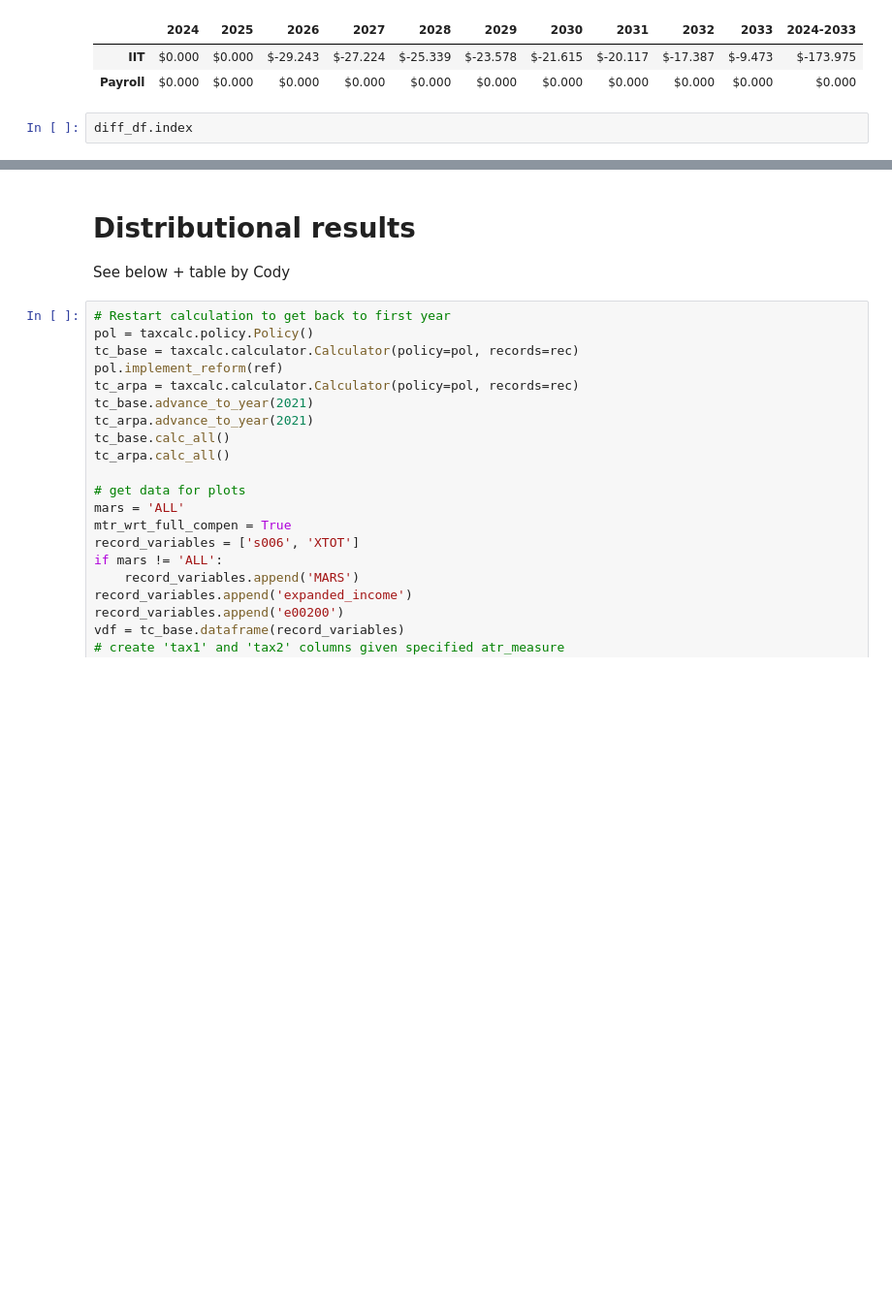
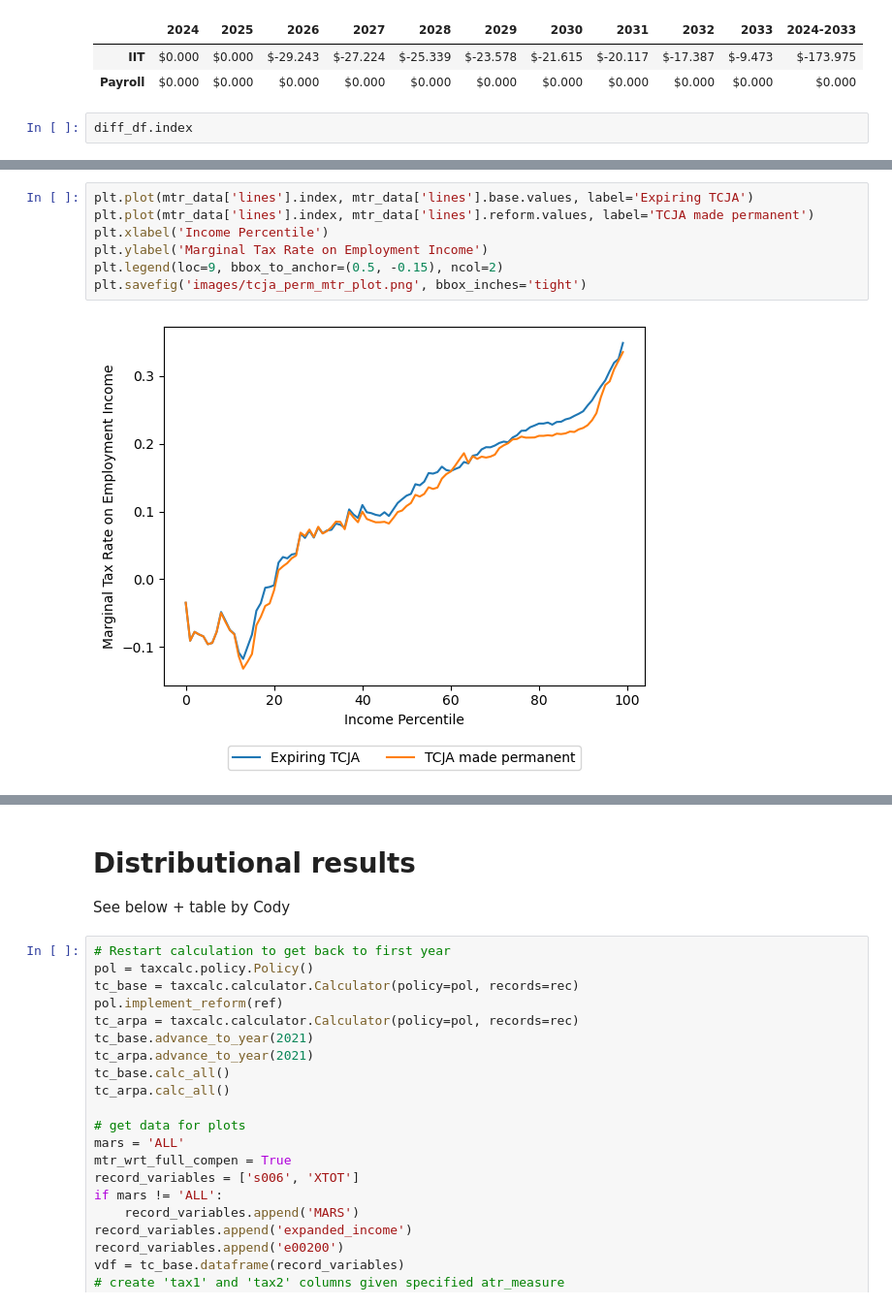
Before and after one commit to OpenSourceEcon/TCJAperm, a Jupyter notebook: TCJA_perm_taxcalc.ipynb, the cells around one changed output, grey strips where cells are left out. Shown: that part at 97% size. Cells and saved outputs as stored; diff of their text form; blank space fills up the shorter version.

```diff
--- a/TCJA_perm_taxcalc.ipynb
+++ b/TCJA_perm_taxcalc.ipynb
@@ -66,0 +117,9 @@ diff_df.index
+# %%
+plt.plot(mtr_data['lines'].index, mtr_data['lines'].base.values, label='Expiring TCJA')
+plt.plot(mtr_data['lines'].index, mtr_data['lines'].reform.values, label='TCJA made permanent')
+plt.xlabel('Income Percentile')
+plt.ylabel('Marginal Tax Rate on Employment Income')
+plt.legend(loc=9, bbox_to_anchor=(0.5, -0.15), ncol=2)
+plt.savefig('images/tcja_perm_mtr_plot.png', bbox_inches='tight')
+# %% [output]
+[figure, added]
```
Also changed, not shown: parts of 3 cells of this notebook, 1 other file.
